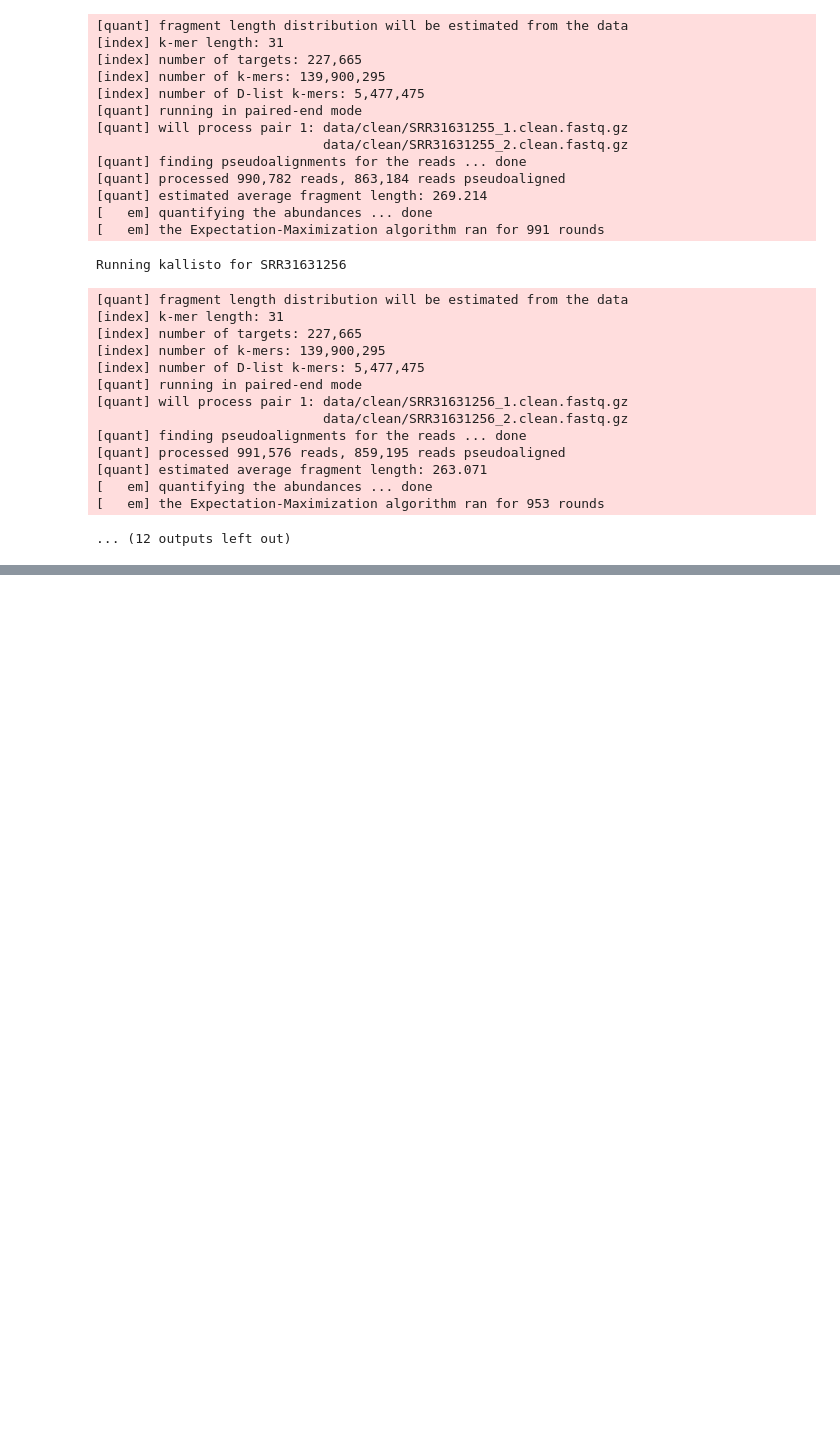
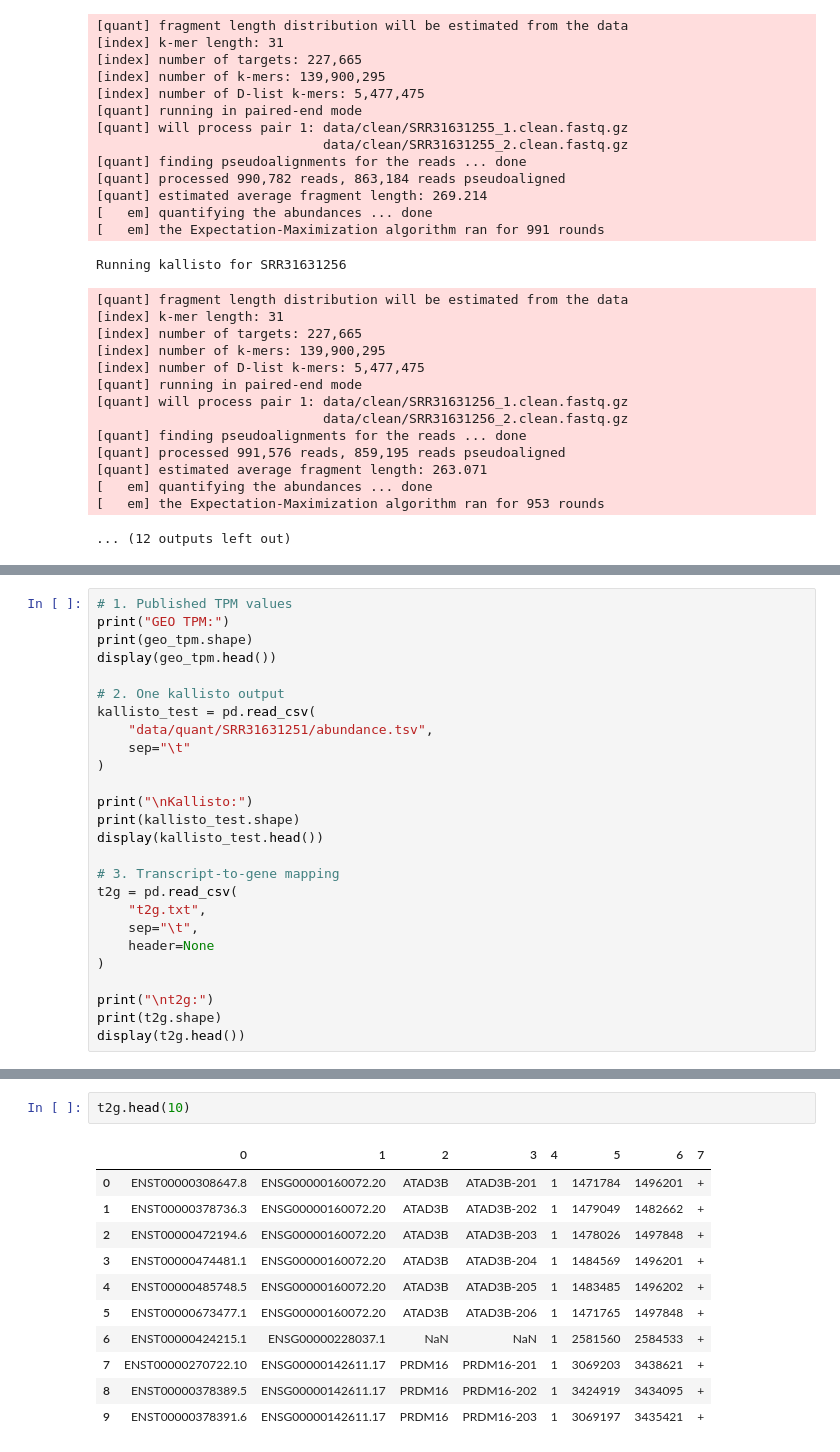
Before and after one commit to SvavaDa/GSE283655_project, a Jupyter notebook: GSE283655-simplified-data.ipynb, the cells around one changed output, grey strips where cells are left out. Cells and saved outputs as stored; diff of their text form; blank space fills up the shorter version.

```diff
--- a/GSE283655-simplified-data.ipynb
+++ b/GSE283655-simplified-data.ipynb
@@ -513,0 +558,26 @@ Running kallisto for SRR31631256
+# %%
+# 1. Published TPM values
+print("GEO TPM:")
+print(geo_tpm.shape)
+display(geo_tpm.head())
+
+# 2. One kallisto output
+kallisto_test = pd.read_csv(
+    "data/quant/SRR31631251/abundance.tsv",
+    sep="\t"
+)
+
+print("\nKallisto:")
+print(kallisto_test.shape)
+display(kallisto_test.head())
+
+# 3. Transcript-to-gene mapping
+t2g = pd.read_csv(
+    "t2g.txt",
+    sep="\t",
+    header=None
+)
+
+print("\nt2g:")
+print(t2g.shape)
+display(t2g.head())
@@ -513,0 +609,14 @@ Running kallisto for SRR31631256
+# %%
+t2g.head(10)
+# %% [output]
+|  | 0 | 1 | 2 | 3 | 4 | 5 | 6 | 7 |
+| 0 | ENST00000308647.8 | ENSG00000160072.20 | ATAD3B | ATAD3B-201 | 1 | 1471784 | 1496201 | + |
+| 1 | ENST00000378736.3 | ENSG00000160072.20 | ATAD3B | ATAD3B-202 | 1 | 1479049 | 1482662 | + |
+| 2 | ENST00000472194.6 | ENSG00000160072.20 | ATAD3B | ATAD3B-203 | 1 | 1478026 | 1497848 | + |
+| 3 | ENST00000474481.1 | ENSG00000160072.20 | ATAD3B | ATAD3B-204 | 1 | 1484569 | 1496201 | + |
+| 4 | ENST00000485748.5 | ENSG00000160072.20 | ATAD3B | ATAD3B-205 | 1 | 1483485 | 1496202 | + |
+| 5 | ENST00000673477.1 | ENSG00000160072.20 | ATAD3B | ATAD3B-206 | 1 | 1471765 | 1497848 | + |
+| 6 | ENST00000424215.1 | ENSG00000228037.1 | NaN | NaN | 1 | 2581560 | 2584533 | + |
+| 7 | ENST00000270722.10 | ENSG00000142611.17 | PRDM16 | PRDM16-201 | 1 | 3069203 | 3438621 | + |
+| 8 | ENST00000378389.5 | ENSG00000142611.17 | PRDM16 | PRDM16-202 | 1 | 3424919 | 3434095 | + |
+| 9 | ENST00000378391.6 | ENSG00000142611.17 | PRDM16 | PRDM16-203 | 1 | 3069197 | 3435421 | + |
```
Also changed, not shown: parts of 16 cells of this notebook.
